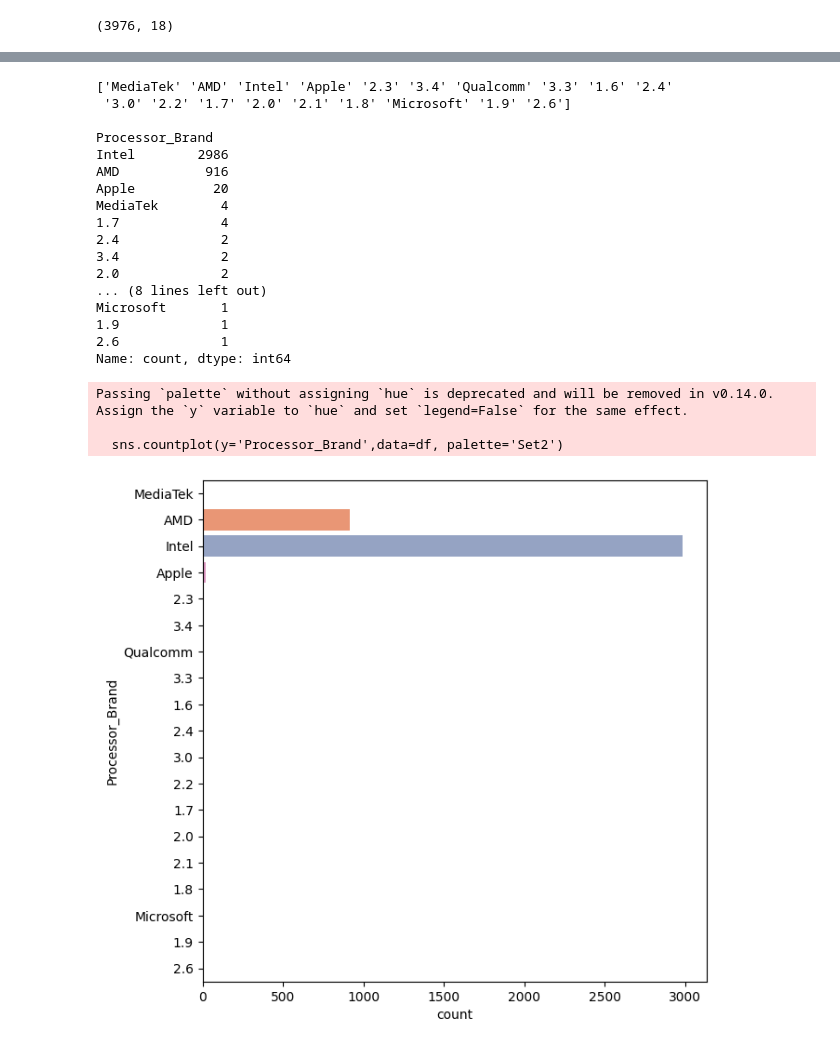
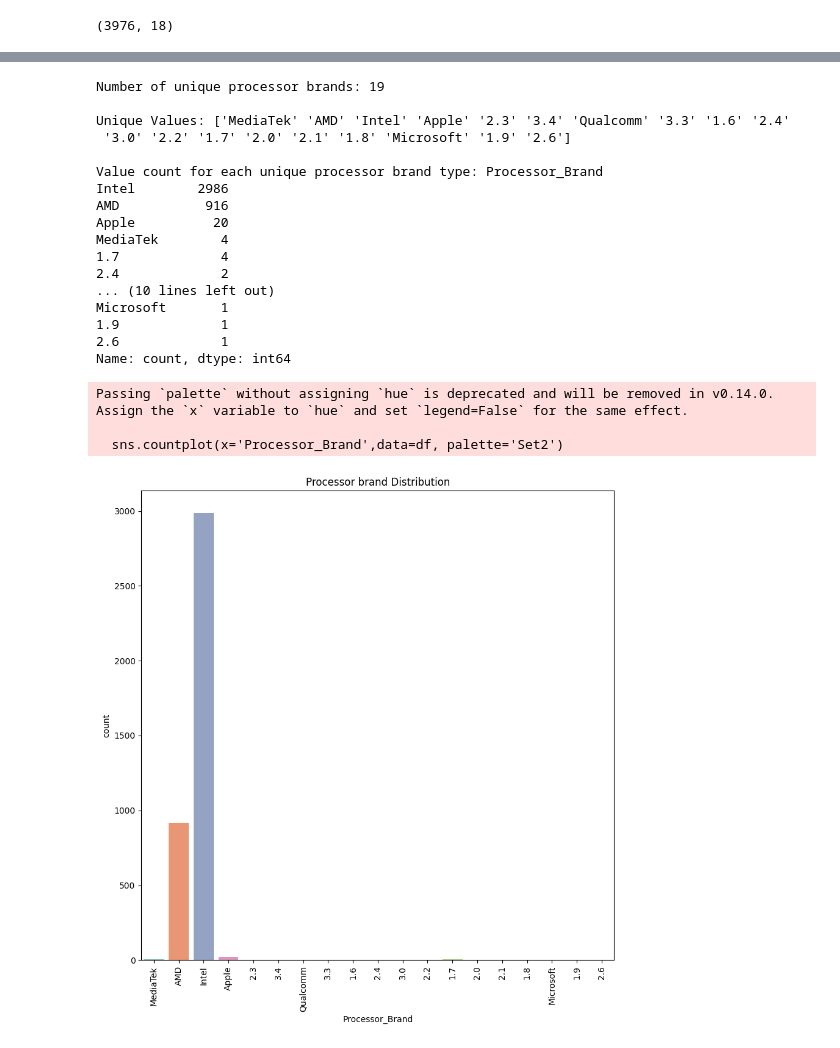
Before and after one commit to Dunith2002/Laptop_Price_Predictor, a Jupyter notebook: notebooks/FC211020_Dinusha/eda.ipynb, the cells around one changed output, grey strips where cells are left out. Cells and saved outputs as stored; diff of their text form; code cells hidden in the pictures.

```diff
--- a/notebooks/FC211020_Dinusha/eda.ipynb
+++ b/notebooks/FC211020_Dinusha/eda.ipynb
@@ -132,29 +164,32 @@ Passing `palette` without assigning `hue` is deprecated and will be removed in v
 # %%
-print(f"{df['Processor_Brand'].unique()}\n")
-print(df['Processor_Brand'].value_counts())
+print(f"Number of unique processor brands: {df['Processor_Brand'].nunique()}\n")
+print(f"Unique Values: {df['Processor_Brand'].unique()}\n")
+print(f"Value count for each unique processor brand type: {df['Processor_Brand'].value_counts()}")
 
-plt.figure(figsize=(7, 7))
-sns.countplot(y='Processor_Brand',data=df, palette='Set2')
+plt.figure(figsize=(10,10))
+sns.countplot(x='Processor_Brand',data=df, palette='Set2')
+plt.title("Processor brand Distribution")
+plt.xticks(rotation=90)
 plt.show()
 # %% [output]
-['MediaTek' 'AMD' 'Intel' 'Apple' '2.3' '3.4' 'Qualcomm' '3.3' '1.6' '2.4'
+Number of unique processor brands: 19
+
+Unique Values: ['MediaTek' 'AMD' 'Intel' 'Apple' '2.3' '3.4' 'Qualcomm' '3.3' '1.6' '2.4'
  '3.0' '2.2' '1.7' '2.0' '2.1' '1.8' 'Microsoft' '1.9' '2.6']
 
-Processor_Brand
+Value count for each unique processor brand type: Processor_Brand
 Intel        2986
 AMD           916
 Apple          20
 MediaTek        4
 1.7             4
 2.4             2
-3.4             2
-2.0             2
-... (8 lines left out)
+... (10 lines left out)
 Microsoft       1
 1.9             1
 2.6             1
 Name: count, dtype: int64
-Passing `palette` without assigning `hue` is deprecated and will be removed in v0.14.0. Assign the `y` variable to `hue` and set `legend=False` for the same effect.
+Passing `palette` without assigning `hue` is deprecated and will be removed in v0.14.0. Assign the `x` variable to `hue` and set `legend=False` for the same effect.
 
-  sns.countplot(y='Processor_Brand',data=df, palette='Set2')
+  sns.countplot(x='Processor_Brand',data=df, palette='Set2')
-[figure, old version]
+[figure, new version]
```
Also changed, not shown: parts of 28 cells of this notebook.
